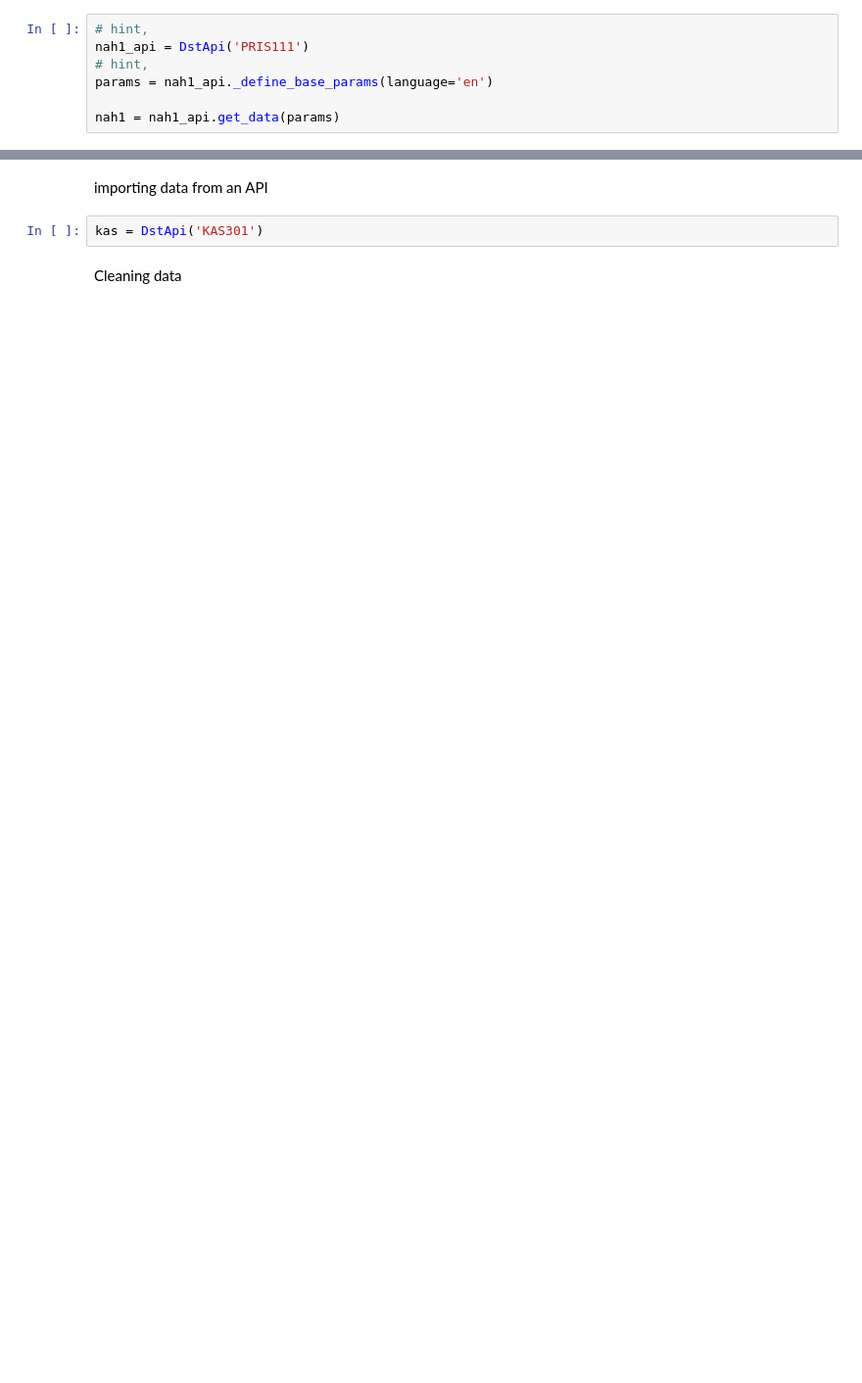
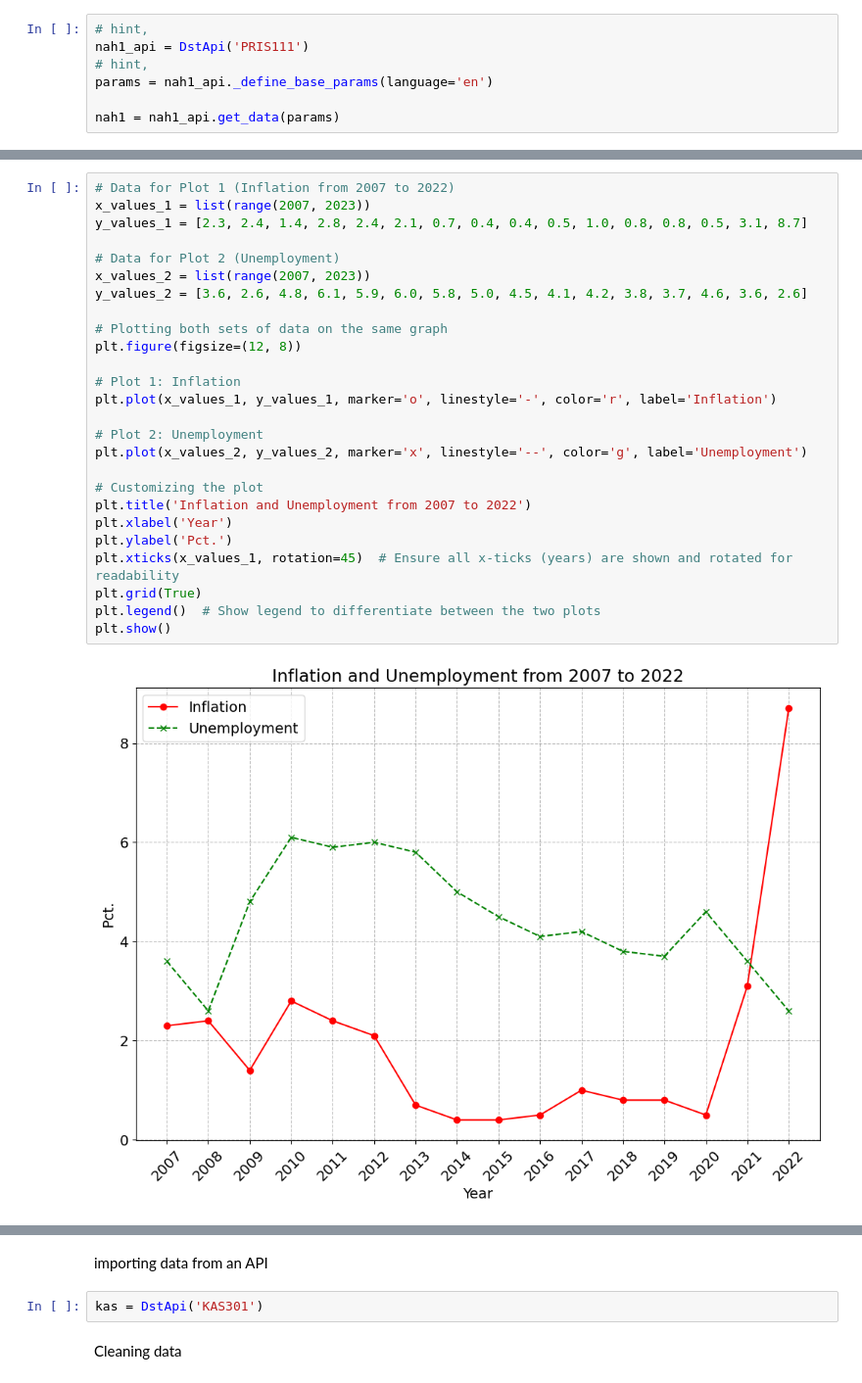
Before and after one commit to NumEconCopenhagen/projects-2024-sulaiman-phil-og-rabiah, a Jupyter notebook: dataproject/dataproject.ipynb, the cells around one changed output, grey strips where cells are left out. Shown: that part at 98% size. Saved outputs shown, nothing was run; the diff lists cells and outputs as text; blank space fills up the shorter version.

```diff
--- a/dataproject/dataproject.ipynb
+++ b/dataproject/dataproject.ipynb
@@ -703,0 +358,28 @@ Rabiahs kode
+# %%
+# Data for Plot 1 (Inflation from 2007 to 2022)
+x_values_1 = list(range(2007, 2023))
+y_values_1 = [2.3, 2.4, 1.4, 2.8, 2.4, 2.1, 0.7, 0.4, 0.4, 0.5, 1.0, 0.8, 0.8, 0.5, 3.1, 8.7]
+
+# Data for Plot 2 (Unemployment)
+x_values_2 = list(range(2007, 2023))
+y_values_2 = [3.6, 2.6, 4.8, 6.1, 5.9, 6.0, 5.8, 5.0, 4.5, 4.1, 4.2, 3.8, 3.7, 4.6, 3.6, 2.6]
+
+# Plotting both sets of data on the same graph
+plt.figure(figsize=(12, 8))
+
+# Plot 1: Inflation
+plt.plot(x_values_1, y_values_1, marker='o', linestyle='-', color='r', label='Inflation')
+
+# Plot 2: Unemployment
+plt.plot(x_values_2, y_values_2, marker='x', linestyle='--', color='g', label='Unemployment')
+
+# Customizing the plot
+plt.title('Inflation and Unemployment from 2007 to 2022')
+plt.xlabel('Year')
+plt.ylabel('Pct.')
+plt.xticks(x_values_1, rotation=45)  # Ensure all x-ticks (years) are shown and rotated for readability
+plt.grid(True)
+plt.legend()  # Show legend to differentiate between the two plots
+plt.show()
+# %% [output]
+[figure, added]
```
Also changed, not shown: parts of 55 cells of this notebook, 1 other file.
